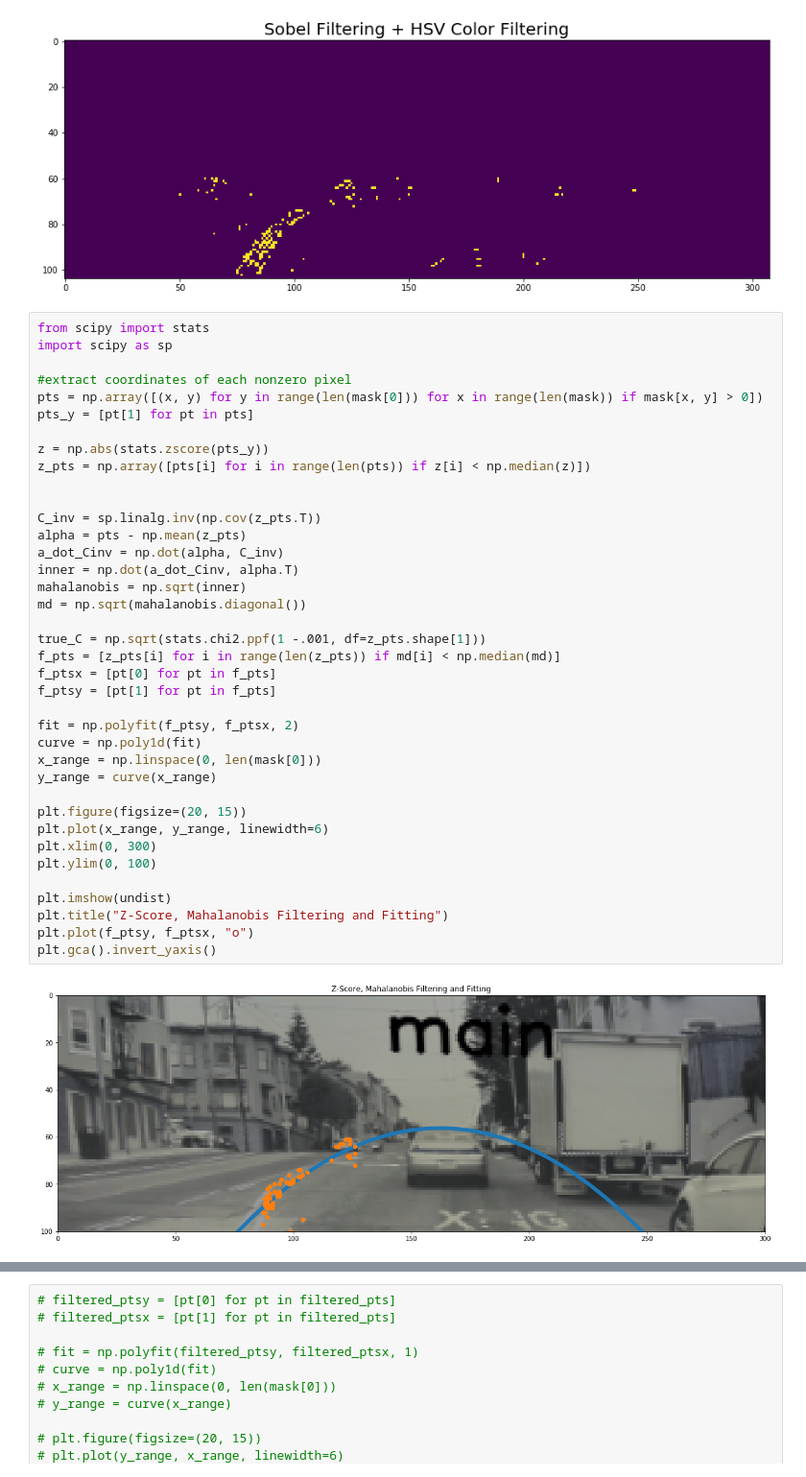
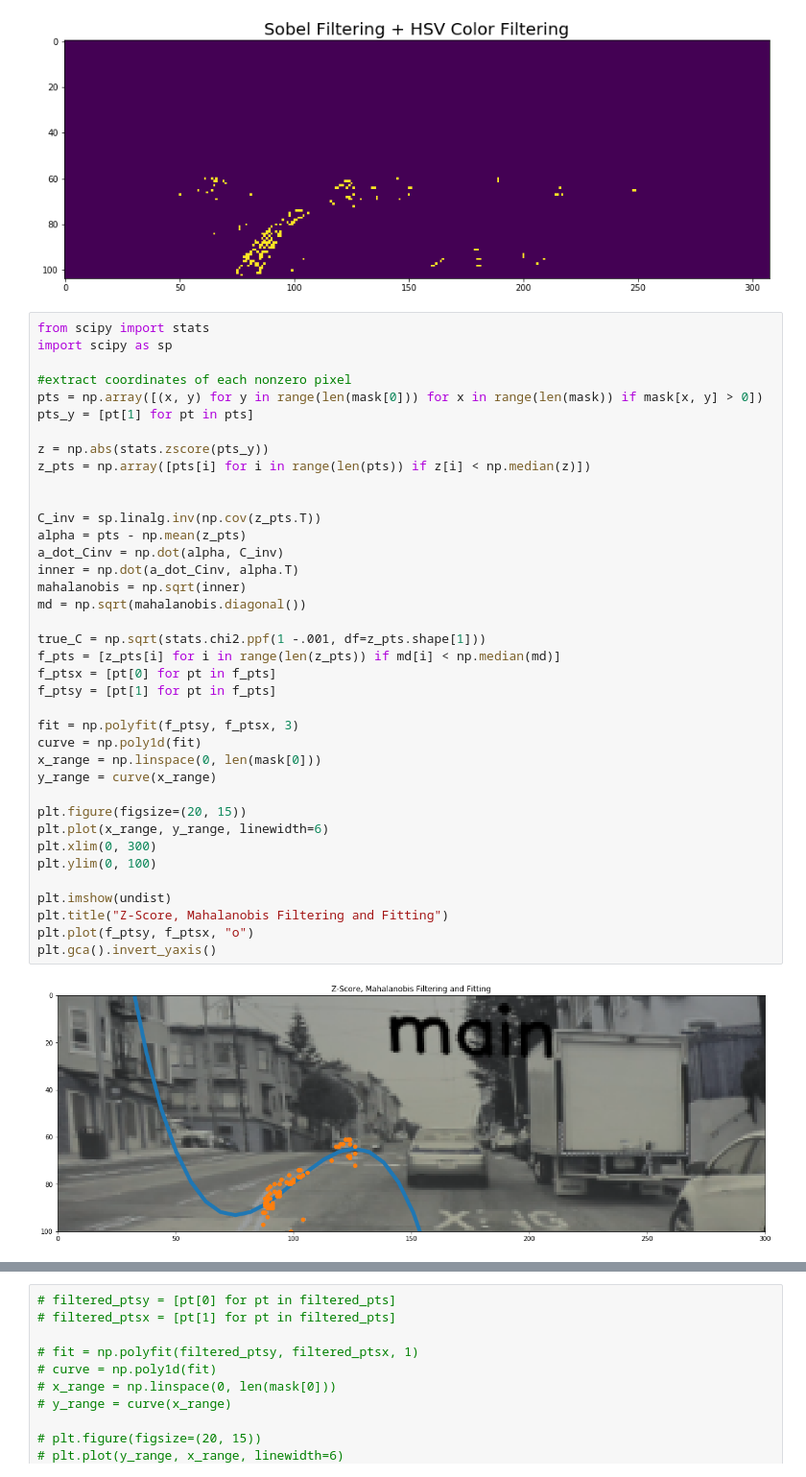
Before and after one commit to BOrmond/C106A_Final_Project, a Jupyter notebook: Image_Processing.ipynb, the cells around one changed output, grey strips where cells are left out. Shown at 96% size. Cells and saved outputs as stored; diff of their text form.

```diff
--- a/Image_Processing.ipynb
+++ b/Image_Processing.ipynb
@@ -175,32 +175,32 @@ pts_y = [pt[1] for pt in pts]
 z = np.abs(stats.zscore(pts_y))
 z_pts = np.array([pts[i] for i in range(len(pts)) if z[i] < np.median(z)])
 
 
 C_inv = sp.linalg.inv(np.cov(z_pts.T))
 alpha = pts - np.mean(z_pts)
 a_dot_Cinv = np.dot(alpha, C_inv)
 inner = np.dot(a_dot_Cinv, alpha.T)
 mahalanobis = np.sqrt(inner)
 md = np.sqrt(mahalanobis.diagonal())
 
 true_C = np.sqrt(stats.chi2.ppf(1 -.001, df=z_pts.shape[1]))
 f_pts = [z_pts[i] for i in range(len(z_pts)) if md[i] < np.median(md)]
 f_ptsx = [pt[0] for pt in f_pts]
 f_ptsy = [pt[1] for pt in f_pts]
 
-fit = np.polyfit(f_ptsy, f_ptsx, 2)
+fit = np.polyfit(f_ptsy, f_ptsx, 3)
 curve = np.poly1d(fit)
 x_range = np.linspace(0, len(mask[0]))
 y_range = curve(x_range)
 
 plt.figure(figsize=(20, 15))
 plt.plot(x_range, y_range, linewidth=6)
 plt.xlim(0, 300)
 plt.ylim(0, 100)
 
 plt.imshow(undist)
 plt.title("Z-Score, Mahalanobis Filtering and Fitting")
 plt.plot(f_ptsy, f_ptsx, "o")
 plt.gca().invert_yaxis()
 # %% [output]
-[figure, old version]
+[figure, new version]
```
Also changed, not shown: parts of 3 cells of this notebook.
